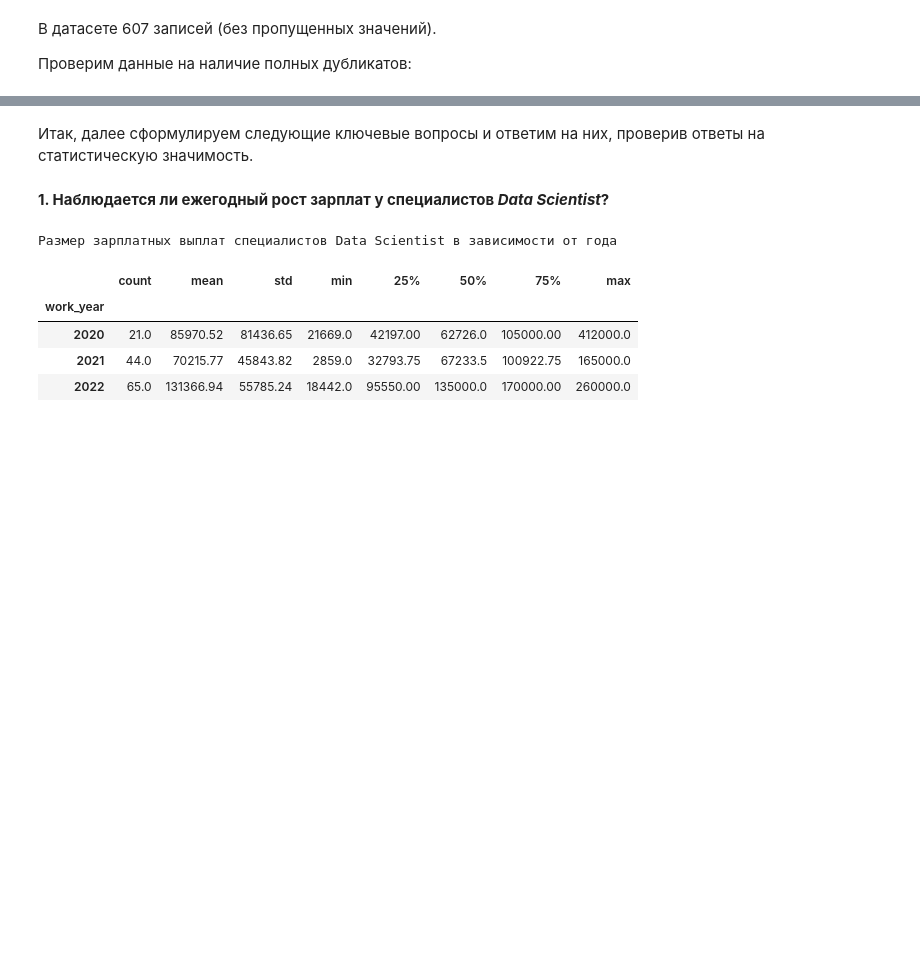
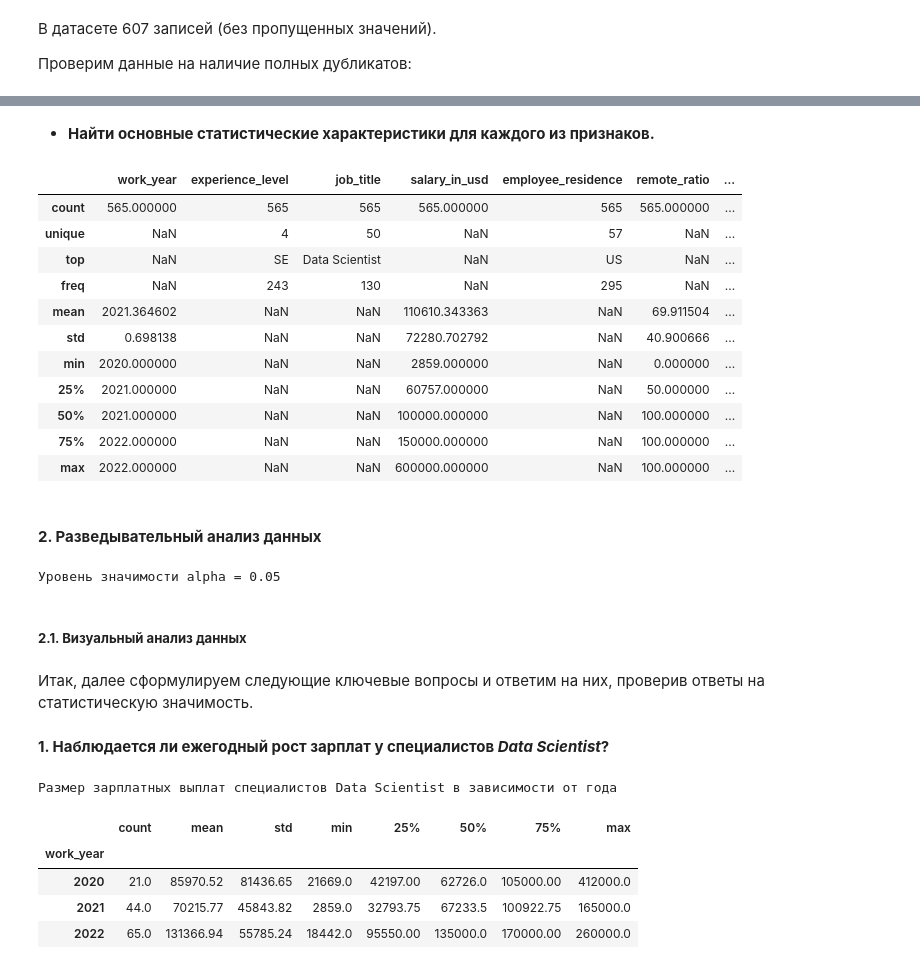
Before and after one commit to Ekaterina-1989/SF_Data_Science, a Jupyter notebook: SkillFactory/EDA/EDA-4. Статистические тесты/Практика. Статистические тесты в контексте EDA/Исследование данных HR-агентства.ipynb, the cells around one changed output, grey strips where cells are left out. Saved outputs shown, nothing was run; the diff lists cells and outputs as text; code cells hidden in the pictures; blank space fills up the shorter version.

```diff
--- a/SkillFactory/EDA/EDA-4. Статистические тесты/Практика. Статистические тесты в контексте EDA/Исследование данных HR-агентства.ipynb
+++ b/SkillFactory/EDA/EDA-4. Статистические тесты/Практика. Статистические тесты в контексте EDA/Исследование данных HR-агентства.ipynb
@@ -135,0 +192,2 @@ df_salaries.head()
+# %%
+df_salaries_1 = information_df_salaries.copy()
@@ -136,3 +206,30 @@ df_salaries.head()
+# %% [markdown]
+* **Найти основные статистические характеристики для каждого из признаков.**
+# %%
+df_salaries_1.describe(include="all")
+# %% [output]
+|  | work_year | experience_level | job_title | salary_in_usd | employee_residence | remote_ratio | ... |
+| count | 565.000000 | 565 | 565 | 565.000000 | 565 | 565.000000 | ... |
+| unique | NaN | 4 | 50 | NaN | 57 | NaN | ... |
+| top | NaN | SE | Data Scientist | NaN | US | NaN | ... |
+| freq | NaN | 243 | 130 | NaN | 295 | NaN | ... |
+| mean | 2021.364602 | NaN | NaN | 110610.343363 | NaN | 69.911504 | ... |
+| std | 0.698138 | NaN | NaN | 72280.702792 | NaN | 40.900666 | ... |
+| min | 2020.000000 | NaN | NaN | 2859.000000 | NaN | 0.000000 | ... |
+| 25% | 2021.000000 | NaN | NaN | 60757.000000 | NaN | 50.000000 | ... |
+| 50% | 2021.000000 | NaN | NaN | 100000.000000 | NaN | 100.000000 | ... |
+| 75% | 2022.000000 | NaN | NaN | 150000.000000 | NaN | 100.000000 | ... |
+| max | 2022.000000 | NaN | NaN | 600000.000000 | NaN | 100.000000 | ... |
+# %% [markdown]
+#### **2. Разведывательный анализ данных**
+# %%
+# Задаем уровень значимости
+alpha = 0.05
+print("Уровень значимости alpha = {:.2f}".format(alpha))
+# %% [output]
+Уровень значимости alpha = 0.05
+# %% [markdown]
+##### **2.1. Визуальный анализ данных**
 # %% [markdown]
 Итак, далее сформулируем следующие ключевые вопросы и ответим на них, проверив ответы на статистическую значимость.
 # %% [markdown]
```
Also changed, not shown: parts of 106 cells of this notebook, 1 other file.
